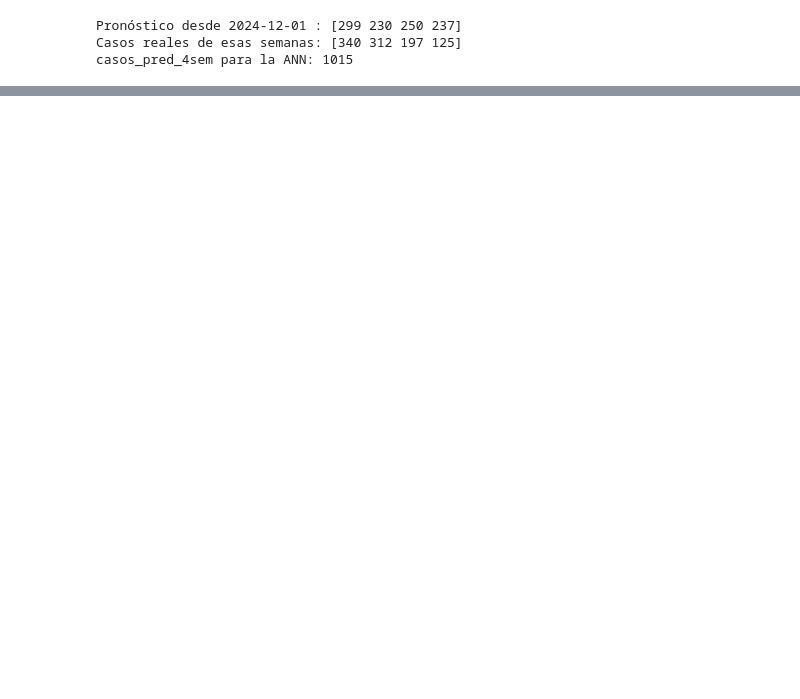
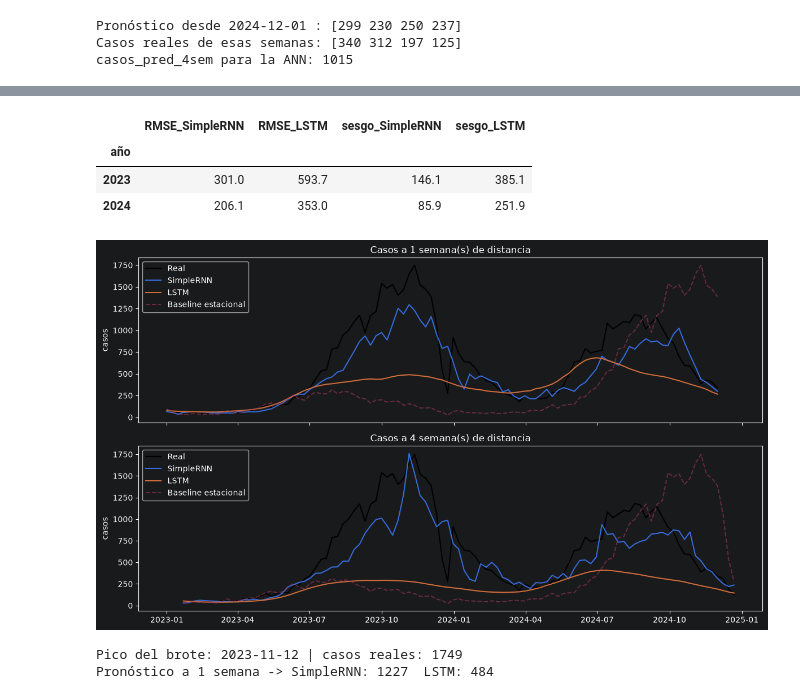
Before and after one commit to GaboSM1507/Proyecto-VectorIA, a Jupyter notebook: notebooks/03_LSTM_Casos.ipynb, the cells around one changed output, grey strips where cells are left out. Saved outputs shown, nothing was run; the diff lists cells and outputs as text; code cells hidden in the pictures; blank space fills up the shorter version.

```diff
--- a/notebooks/03_LSTM_Casos.ipynb
+++ b/notebooks/03_LSTM_Casos.ipynb
@@ -93,0 +97,5 @@ Test: 2023-01-01 a 2024-12-22
+# %%
+# Solo utilizamos datos anteriores al test para ajustar el escalado; si no, estaríamos usando información del test
+escalador_y = MinMaxScaler()
+escalador_y.fit(df[["log_casos"]].values[:inicio_test])
+y_escalado = escalador_y.transform(df[["log_casos"]].values).ravel()
@@ -382,0 +537,13 @@ casos_pred_4sem para la ANN: 1015
+# %%
+prediccion_lstm = a_casos(modelo_lstm.predict(gen_test, verbose=0))
+
+pronosticos = {"SimpleRNN": prediccion_test, "LSTM": prediccion_lstm,
+               "Baseline estacional": estacional, "Persistencia": persistencia}
+tabla_final = pd.DataFrame({
+    "RMSE": [rmse(real_test, p) for p in pronosticos.values()],
+    "MAE": [mae(real_test, p) for p in pronosticos.values()],
+}, index=pronosticos.keys()).round(1)
+print(tabla_final)
+
+print("Mejora sobre el baseline estacional (%):")
+print((100 * (1 - tabla_final.loc[["SimpleRNN", "LSTM"]] / tabla_final.loc["Baseline estacional"])).round(1))
@@ -382,0 +573,35 @@ casos_pred_4sem para la ANN: 1015
+# %%
+# Error y sesgo por año (sesgo positivo: el pronóstico se queda corto)
+pd.DataFrame([{
+    "año": anio,
+    "RMSE_SimpleRNN": rmse(real_test[anios == anio], prediccion_test[anios == anio]),
+    "RMSE_LSTM": rmse(real_test[anios == anio], prediccion_lstm[anios == anio]),
+    "sesgo_SimpleRNN": (real_test[anios == anio] - prediccion_test[anios == anio]).mean(),
+    "sesgo_LSTM": (real_test[anios == anio] - prediccion_lstm[anios == anio]).mean(),
+} for anio in [2023, 2024]]).set_index("año").round(1)
+# %% [output]
+|  | RMSE_SimpleRNN | RMSE_LSTM | sesgo_SimpleRNN | sesgo_LSTM |
+| año |  |  |  |  |
+| 2023 | 301.0 | 593.7 | 146.1 | 385.1 |
+| 2024 | 206.1 | 353.0 | 85.9 | 251.9 |
+# %%
+# Pronóstico contra lo real: a 1 semana y a 4 semanas
+fig, ejes = plt.subplots(2, 1, figsize=(12, 7), sharex=True)
+for eje, h in zip(ejes, [0, 3]):
+    fechas_objetivo = fechas[filas_test + h]
+    eje.plot(fechas_objetivo, real_test[:, h], label="Real", color="black")
+    eje.plot(fechas_objetivo, prediccion_test[:, h], label="SimpleRNN")
+    eje.plot(fechas_objetivo, prediccion_lstm[:, h], label="LSTM")
+    eje.plot(fechas_objetivo, estacional[:, h], label="Baseline estacional", linestyle="--", alpha=0.6)
+    eje.set_title(f"Casos a {h + 1} semana(s) de distancia")
+    eje.set_ylabel("casos")
+    eje.legend()
+plt.tight_layout()
+plt.show()
+
+print("Pico del brote:", fechas[filas_test[pico]].date(), "| casos reales:", int(real_test[pico, 0]))
+print("Pronóstico a 1 semana -> SimpleRNN:", int(prediccion_test[pico, 0]), " LSTM:", int(prediccion_lstm[pico, 0]))
+# %% [output]
+[figure, added]
+Pico del brote: 2023-11-12 | casos reales: 1749
+Pronóstico a 1 semana -> SimpleRNN: 1227  LSTM: 484
```
Also changed, not shown: parts of 49 cells of this notebook, 2 other files.
